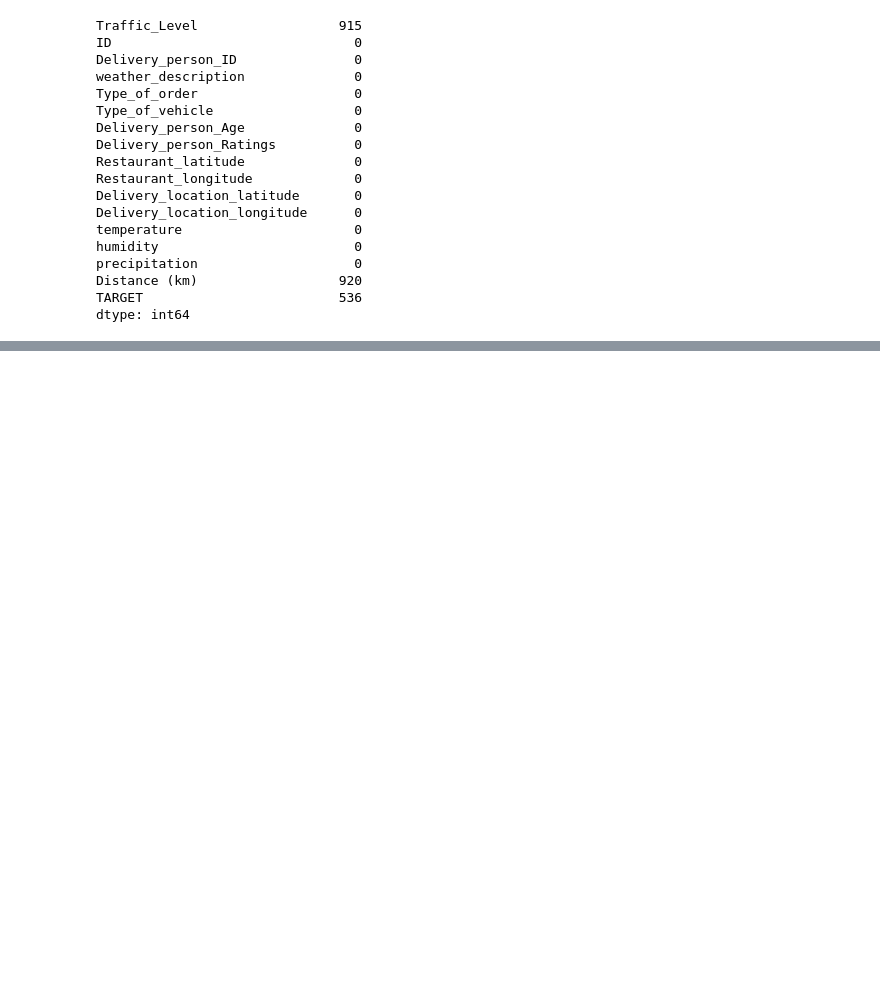
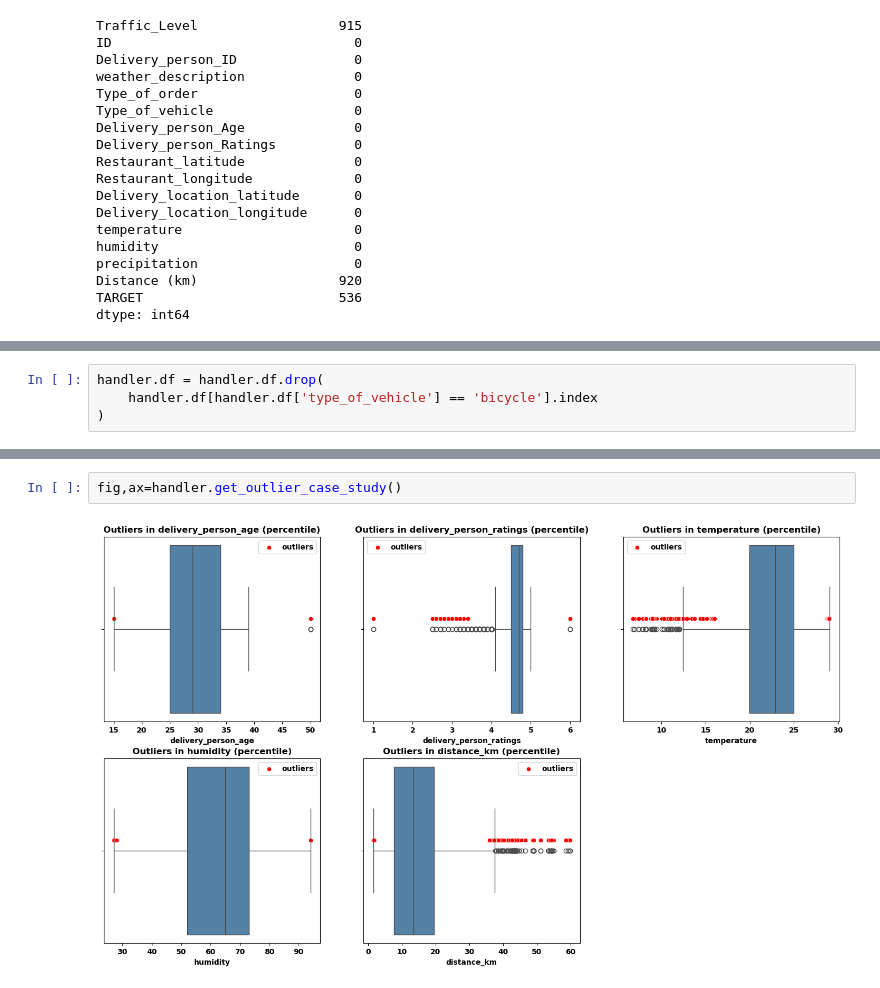
Before and after one commit to McNuggetsIT/FoodDeliveryTime, a Jupyter notebook: Fdt.ipynb, the cells around one changed output, grey strips where cells are left out. Drawn from its saved outputs; the diff is of its cells as text; blank space fills up the shorter version.

```diff
--- a/Fdt.ipynb
+++ b/Fdt.ipynb
@@ -231,0 +198,4 @@ plt.show()
+# %%
+handler.df = handler.df.drop(
+    handler.df[handler.df['type_of_vehicle'] == 'bicycle'].index
+)
@@ -231,0 +218,4 @@ plt.show()
+# %%
+fig,ax=handler.get_outlier_case_study()
+# %% [output]
+[figure, added]
```
Also changed, not shown: parts of 30 cells of this notebook, 1 other file.
